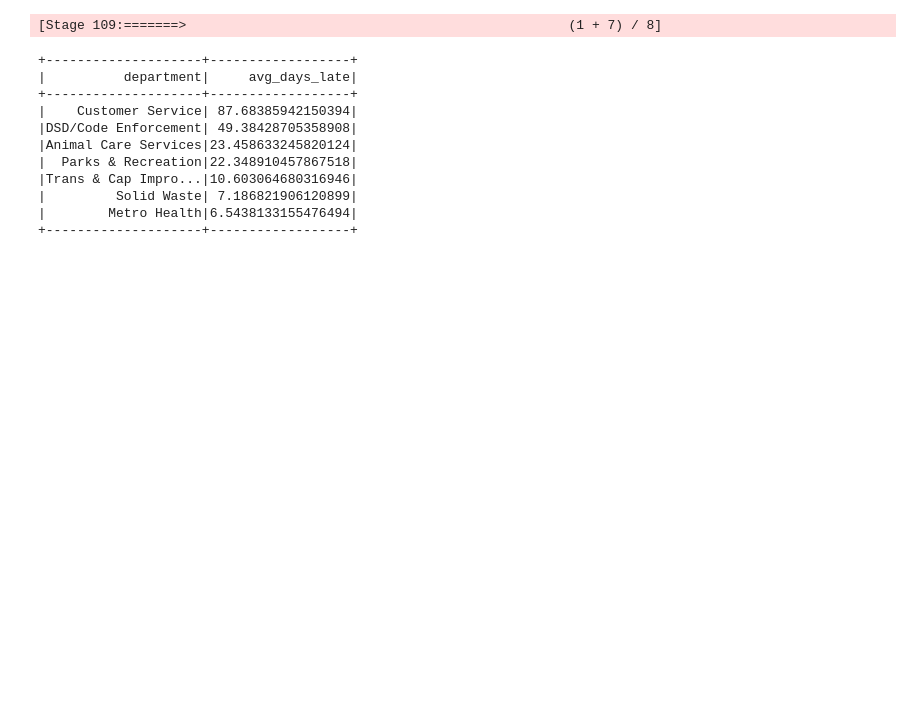
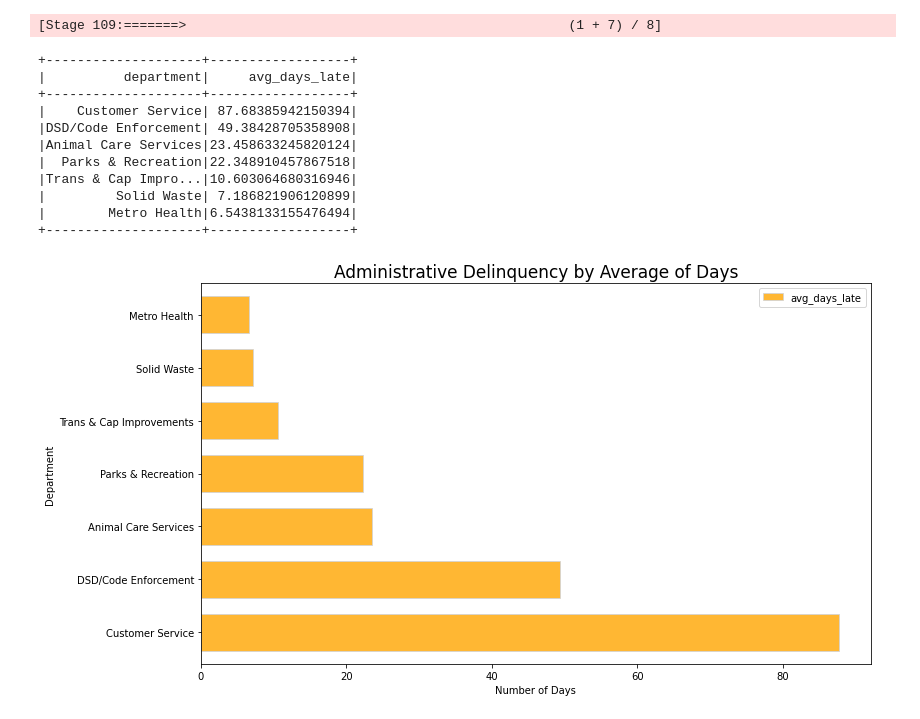
Before and after one commit to nicholas-dougherty/spark-exercises, a Jupyter notebook: explore.ipynb, the cells around one changed output. Drawn from its saved outputs; the diff is of its cells as text; code cells hidden in the pictures; blank space fills up the shorter version.

```diff
--- a/explore.ipynb
+++ b/explore.ipynb
@@ -197,15 +197,17 @@ Moar liek customer disservice, amirite? City council has their cases on lock; fe
 # %%
 (
     df.filter(col('case_late') == 'true')
     .groupBy('department').agg(mean('num_days_late').alias('avg_days_late'))
     .sort(desc('avg_days_late'))
     .toPandas()
     .set_index('department')
-    .plot.barh(width = 1, ec = 'lightgrey', alpha = .8, color = 'orange', figsize = (12,7))
+    .plot.barh(width = .7, ec = 'lightgrey', alpha = .8, color = 'orange', figsize = (12,7))
 )
-plt.title("How long do the departments take get stuff done?", fontsize = 17)
+plt.title("Administrative Delinquency by Average of Days", fontsize = 17)
 plt.xlabel("Number of Days")
 plt.ylabel("Department")
 plt.show()
+# %% [output]
+[figure, added]
 # %%
 # What is the service type that is the most late? Just for Parks & Rec?
```
Also changed, not shown: parts of 4 cells of this notebook.
